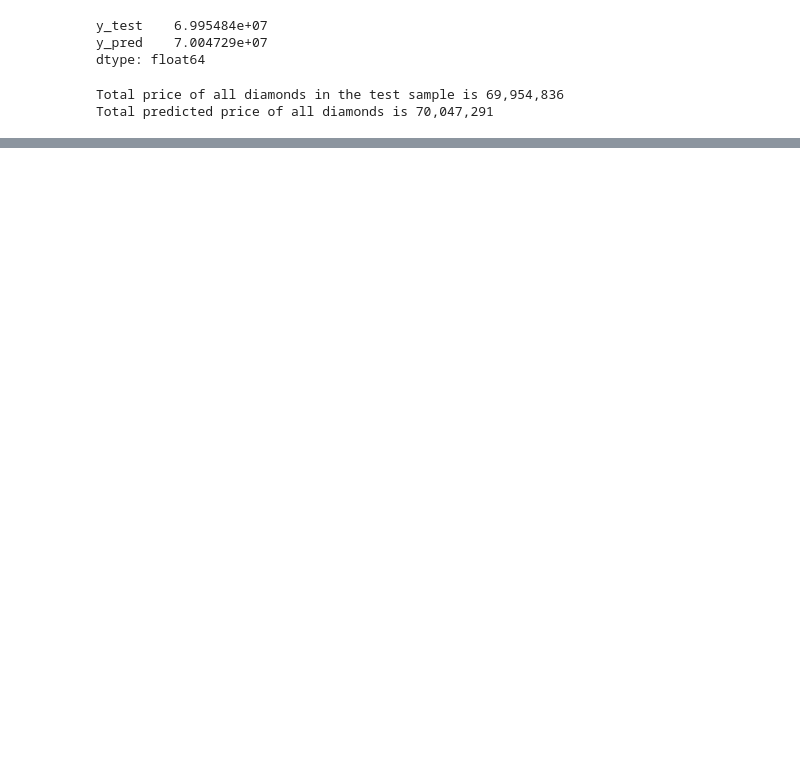
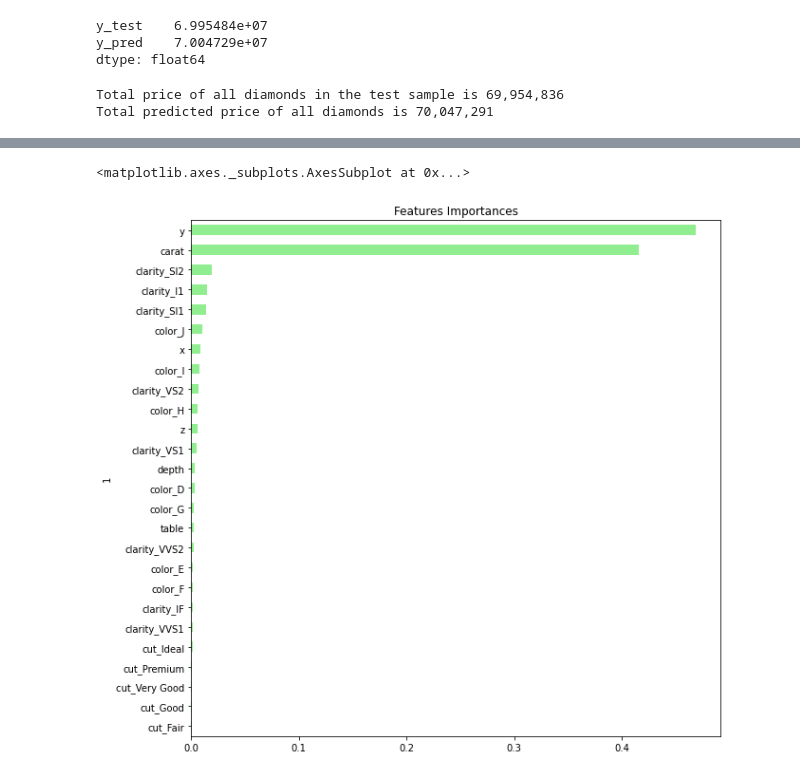
Before and after one commit to boranova/Diamond-Prices-Machine-Learning, a Jupyter notebook: Decision_tree_regressions_v.ipynb, the cells around one changed output, grey strips where cells are left out. Cells and saved outputs as stored; diff of their text form; code cells hidden in the pictures; blank space fills up the shorter version.

Commit message:
adding feature importance

```diff
--- a/Decision_tree_regressions_v.ipynb
+++ b/Decision_tree_regressions_v.ipynb
@@ -151,0 +148,13 @@ Total_delta
+# %%
+# List the features sorted in descending order by feature importance for Random Forrest Regressor
+importances = rf_reg.feature_importances_
+
+importances_df = pd.DataFrame(sorted(zip(  rf_reg.feature_importances_, X_train.columns), reverse=True))
+importances_df.set_index(importances_df[1], inplace=True)
+importances_df.drop(columns=1, inplace=True)
+importances_df.rename(columns={0: 'Feature Importances'}, inplace=True)
+importances_sorted = importances_df.sort_values(by='Feature Importances')
+importances_sorted.plot(kind='barh', color='lightgreen', title= 'Features Importances', legend=False, figsize = (10,10))
+# %% [output]
+<matplotlib.axes._subplots.AxesSubplot at 0x...>
+[figure, added]
```
Also changed, not shown: parts of 4 cells of this notebook, 1 other file.
